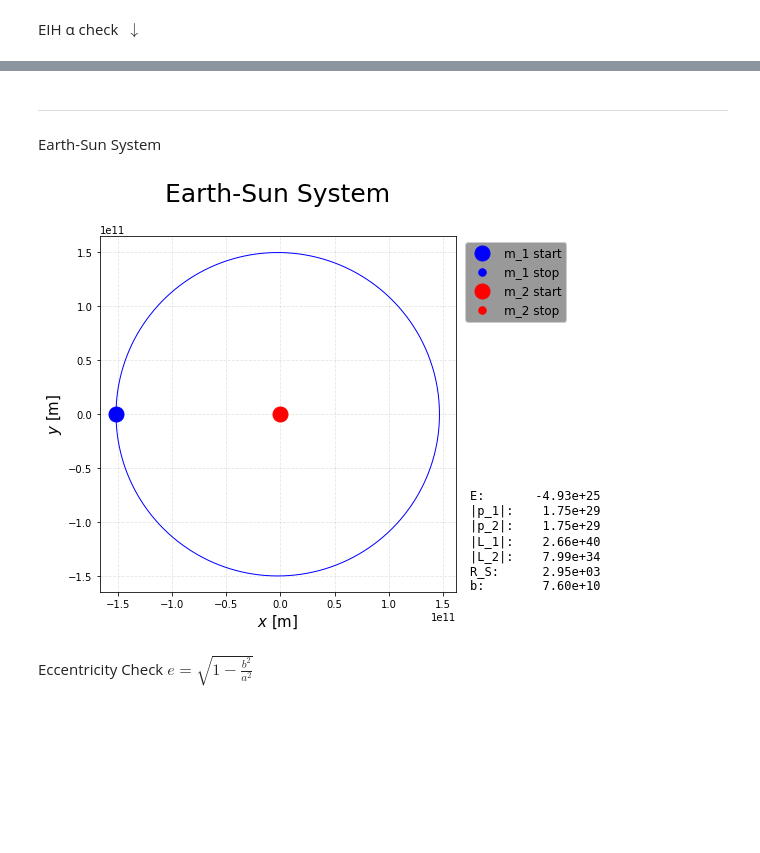
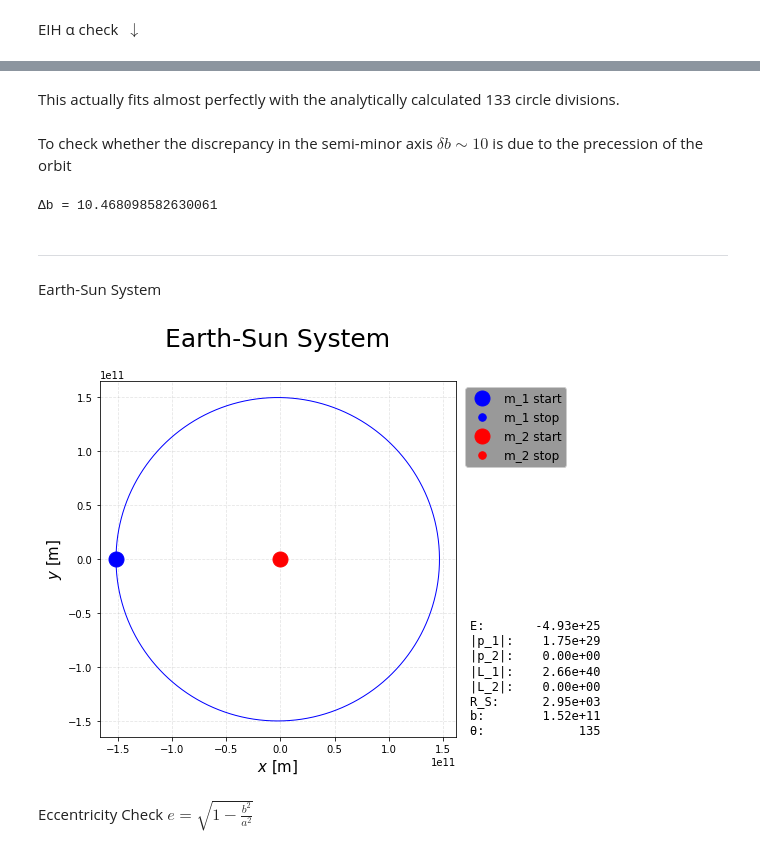
Before and after one commit to carlivas/Binary-Black-Hole-Orbitals, a Jupyter notebook: TWO BODY/(T) TWO BODY CASES.ipynb, the cells around one changed output, grey strips where cells are left out. Cells and saved outputs as stored; diff of their text form; code cells hidden in the pictures; blank space fills up the shorter version.

```diff
--- a/TWO BODY/(T) TWO BODY CASES.ipynb
+++ b/TWO BODY/(T) TWO BODY CASES.ipynb
@@ -49,27 +197,39 @@ for i in αs:
+# %% [markdown]
+This actually fits almost perfectly with the analytically calculated 133 circle divisions.
+# %% [markdown]
+To check whether the discrepancy in the semi-minor axis $\delta b \sim 10$ is due to the precession of the orbit
+# %%
+r0 = 1000
+
+ΔO = np.abs(r0 - a_N)* np.sin(Δφr)
+Δb = ΔO/2
+print(f'Δb = {Δb}')
+# %% [output]
+Δb = 10.468098582630061
 # %% [markdown]
 ___
 Earth-Sun System
 # %%
 %run ./Orbital_Functions.ipynb
 
 m_1 = M_earth
 m_2 = M_sun
 
 R_S = 2*(m_1 + m_2)*G/c**2
 
 x_1 = np.array([-152.100e9, 0])
 x_2 = np.array([0.,         0])*R_S
 v_1 = np.array([0.,   29.29e3])
 v_2 = np.array([0.,         0])*c
 s = x_1, x_2, v_1, v_2, m_1, m_2
 
-pos1, pos2, pos_CM, parameters = run_model(s, t_max = 3.2e12*R_S/c, dt = 1e9*R_S/c, EIH = True)
+pos1, pos2, pos_CM, parameters = run_model(s, t_max = 3.2e12*R_S/c, dt = 1e9*R_S/c, mode = 'EIH')
 
 orbPlotter(pos1, pos2, pos_CM, parameters, CM=False, filename='Earth-Sun System')
 
 # 0.8s
 # %% [output]
-[figure, old version]
+[figure, new version]
 # %% [markdown]
 Eccentricity Check $\displaystyle e = \sqrt{1 - \frac{b^2}{a^2}}$
 # %%
```
Also changed, not shown: parts of 24 cells of this notebook, 5 other files.
